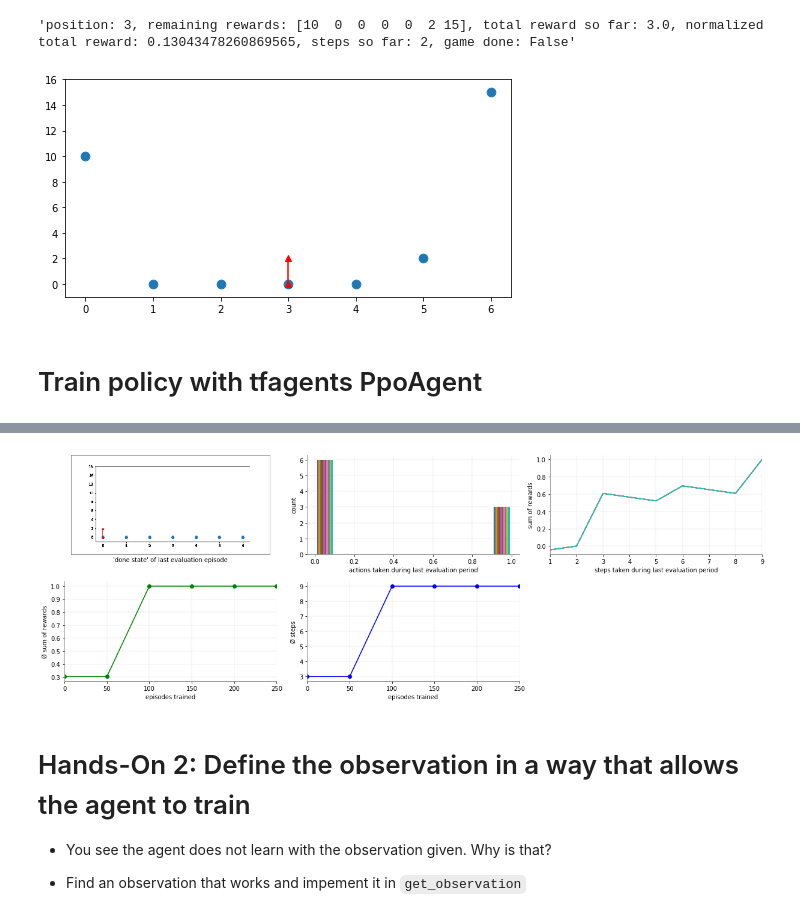
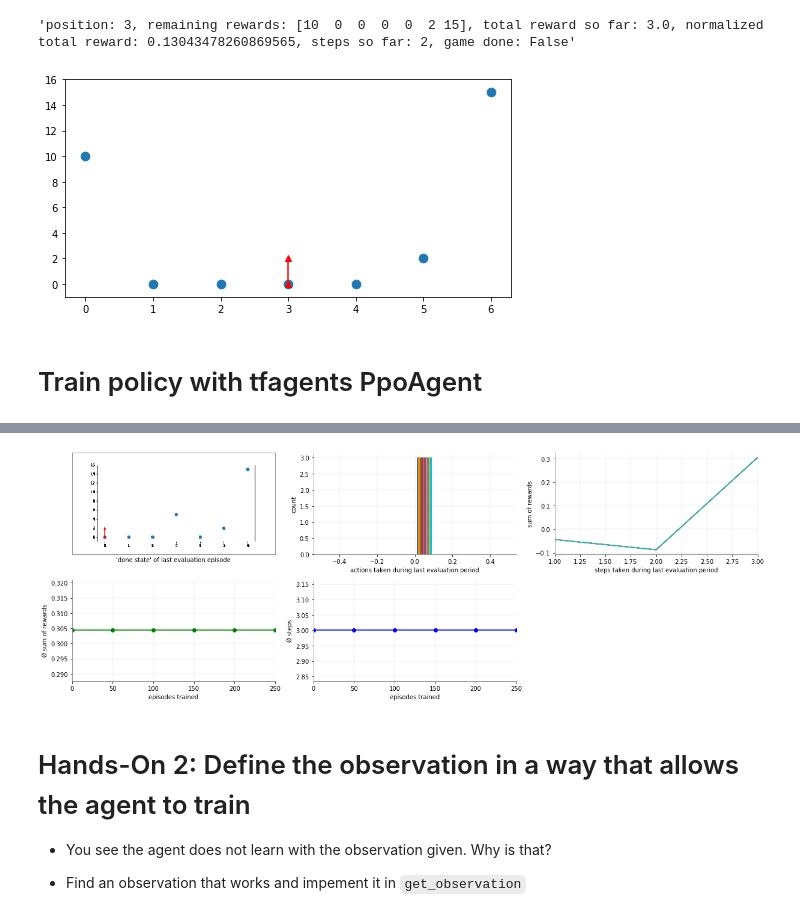
Before and after one commit to christianhidber/easyagents, a Jupyter notebook: jupyter_notebooks/workshop/easyagents_line_exercise.ipynb, the cells around one changed output, grey strips where cells are left out. Saved outputs shown, nothing was run; the diff lists cells and outputs as text; code cells hidden in the pictures.

```diff
--- a/jupyter_notebooks/workshop/easyagents_line_exercise.ipynb
+++ b/jupyter_notebooks/workshop/easyagents_line_exercise.ipynb
@@ -122,29 +112,30 @@ class LineWorldEnv(gym.Env):
 
     # constructor sets up the properties of the environment
     # most important action space, observation space and reward range
-    def __init__(self, state=[10, 0, 0, 5, 0, 2, 15]):
-        self.state = np.array(state)
+    def __init__(self, world=[10, 0, 0, 5, 0, 2, 15]):
+        self.world = np.array(world)
         # the agent can perform  different actions
         number_of_actions = 2
         self.action_space = spaces.Discrete(number_of_actions)
 
-        self.size_of_world = len(state)
+        self.size_of_world = len(world)
+
+        self.max_reward = 15
+        self.min_reward = 0
 
         # STEP II
         # this needs to match size and range of what you return in
         # get_observation
-        # definition of world is a list in self.state
-        # len() gives you the length of a list
+        # definition of world is a list in self.world
+        # the length of the world is in self.size_of_world
 
         # CHANGE HERE START
 
-        self.max_reward = 15
-        self.min_reward = 0
-        self.observation_size = 1 + len(self.state)
+        self.observation_size = 5 # this is a pretty random number
 
         # CHANGE HERE END
 
-        # the environment's state is described by the position of the agent and the remaining rewards
+        # the environment's current state is described by the position of the agent and the remaining rewards
         low = np.full(self.observation_size, self.min_reward)
         high = np.full(self.observation_size, self.max_reward)
         self.observation_space = spaces.Box(low=low,
@@ -153,32 +144,31 @@ class LineWorldEnv(gym.Env):
 
         self.reward_range = (-1, 1)
         # 32 is only theoretical, because we need to travel at least 9 steps, leaving us with 23 practically
-        self.optimum = self.state.sum() - 9
+        self.optimum = self.world.sum() - 9
 
         self._figure = None
 
         self.reset()
 
     # STEP I
-    # position: self.pos
+    # position: [self.pos]
     # remaining rewards: self.remaining_rewards
     # if you want to append two lists/arrays use np.append(list1, list2)
 
     # CHANGE HERE START
 
     def get_observation(self):
-        # return np.full(self.observation_size, 0)
-        return np.append([self.pos], self.remaining_rewards)
+        return np.full(self.observation_size, 0)
 
     # CHANGE HERE END
 
     def reset(self):
         self.total_reward = 0
         self.done = False
-        self.pos = math.floor(len(self.state) / 2)
+        self.pos = math.floor(len(self.world) / 2)
         self.steps = 0
 
-        self.remaining_rewards = np.array(self.state, copy=True)
+        self.remaining_rewards = np.array(self.world, copy=True)
         return self.get_observation()
 
     def step(self, action):
@@ -283,7 +273,7 @@ env.render()
 # %%
 env.render(mode='human')
 # %% [output]
-[figure, old version]
+[figure, new version]
 # %% [markdown]
 # Train policy with tfagents PpoAgent
 # %%
@@ -302,6 +292,6 @@ plots = [plot.State(), plot.Actions(), plot.StepRewards(), plot.Rewards(), plot.
 ppoAgent.train(plots,
                num_iterations = 25,
                num_episodes_per_iteration = 10,
-               max_steps_per_episode = 50)
+               max_steps_per_episode = 20)
 # %% [output]
 [interactive output not drawn]
@@ -310,4 +300,4 @@ Wall time: 1min 32s
-[figure, old version]
+[figure, new version]
 # %% [markdown]
 # Hands-On 2: Define the observation in a way that allows the agent to train
 
```
Also changed, not shown: parts of 12 cells of this notebook.
